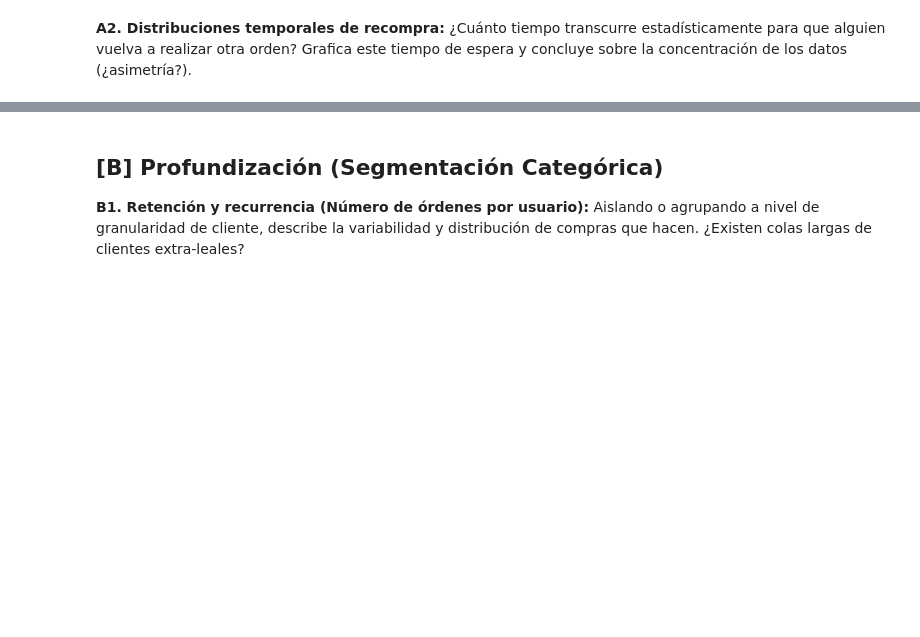
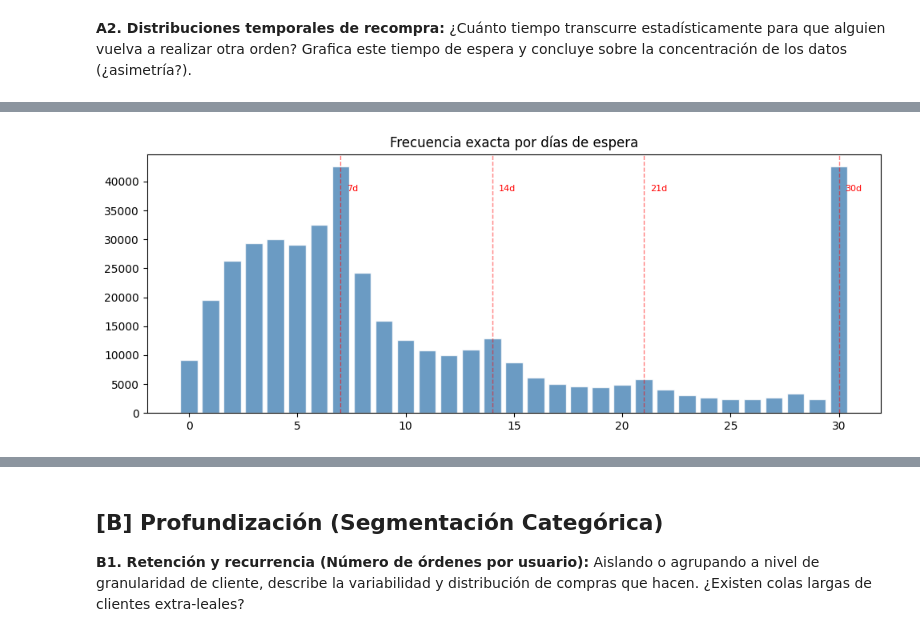
Before and after one commit to mpillapa/workshop-3, a Jupyter notebook: taller_3_Manuel_Pillapa.ipynb, the cells around one changed output, grey strips where cells are left out. Cells and saved outputs as stored; diff of their text form; code cells hidden in the pictures; blank space fills up the shorter version.

```diff
--- a/taller_3_Manuel_Pillapa.ipynb
+++ b/taller_3_Manuel_Pillapa.ipynb
@@ -442,0 +702,12 @@ Verifica con código que `order_hour_of_day` y `order_dow` tienen distribuciones
+# %%
+# Trabajamos a nivel de pedido y excluimos los NaN (primeros pedidos)
+espera = ordenes['days_since_prior_order'].dropna()
+
+# calculamos estadísticas descriptivas
+media=espera.mean()
+mediana=espera.median()
+moda=espera.mode()[0]
+asimetria = espera.skew()
+print(asimetria)
+
+print(f'\n{espera.describe()}')
@@ -442,0 +726,16 @@ Verifica con código que `order_hour_of_day` y `order_dow` tienen distribuciones
+# %%
+fig, ax = plt.subplots(figsize=(10, 4))
+
+conteo = espera.value_counts().sort_index()
+ax.bar(conteo.index, conteo.values, color='steelblue', alpha=0.8, edgecolor='white')
+ax.set_title('Frecuencia exacta por días de espera')
+
+for d in [7, 14, 21, 30]:
+    if d in conteo.index:
+        ax.axvline(d, color='red', linestyle='--', alpha=0.5, linewidth=1)
+        ax.text(d + 0.3, conteo.max() * 0.9, f'{d}d', color='red', fontsize=8)
+
+plt.tight_layout()
+plt.show()
+# %% [output]
+[figure, added]
```
Also changed, not shown: parts of 39 cells of this notebook, 1 other file.
